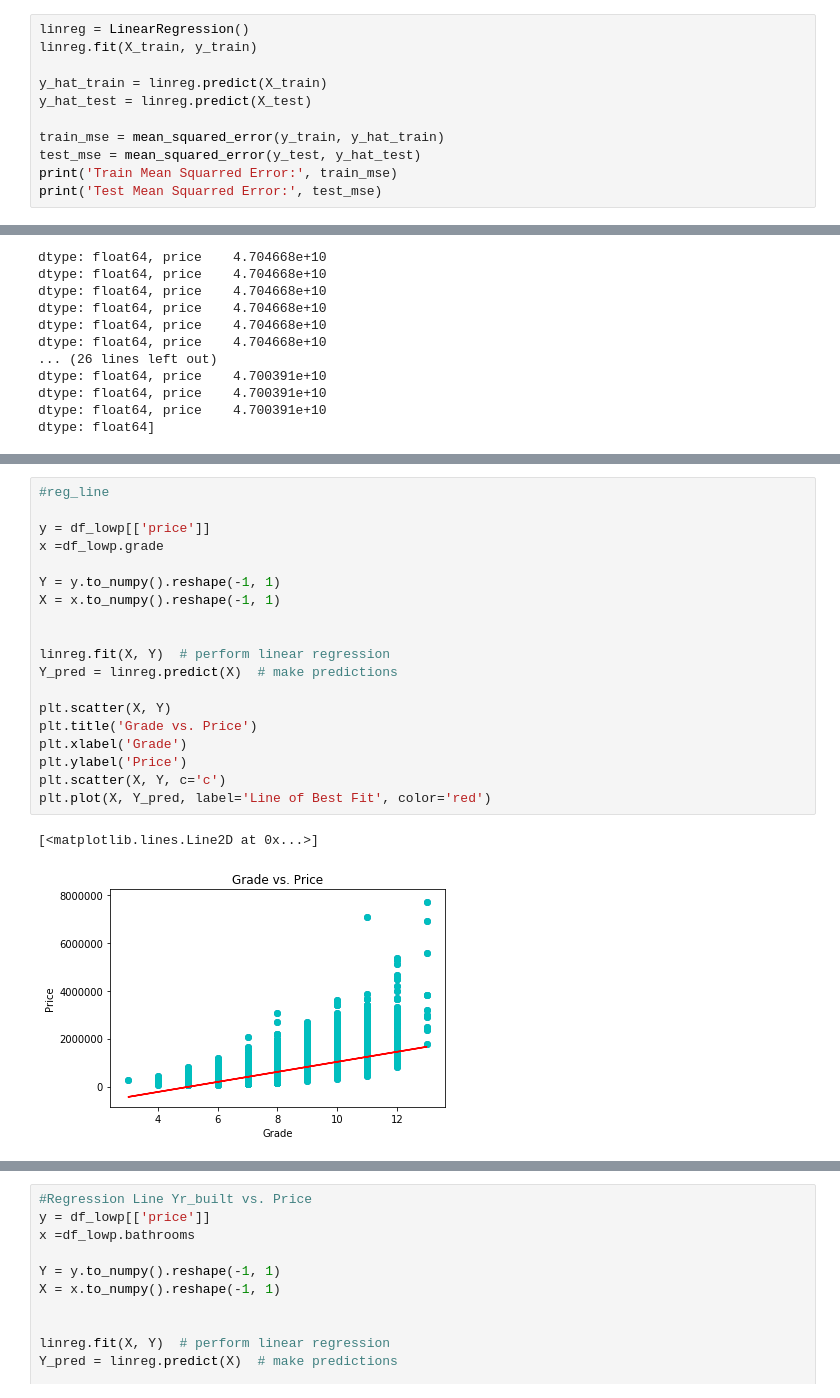
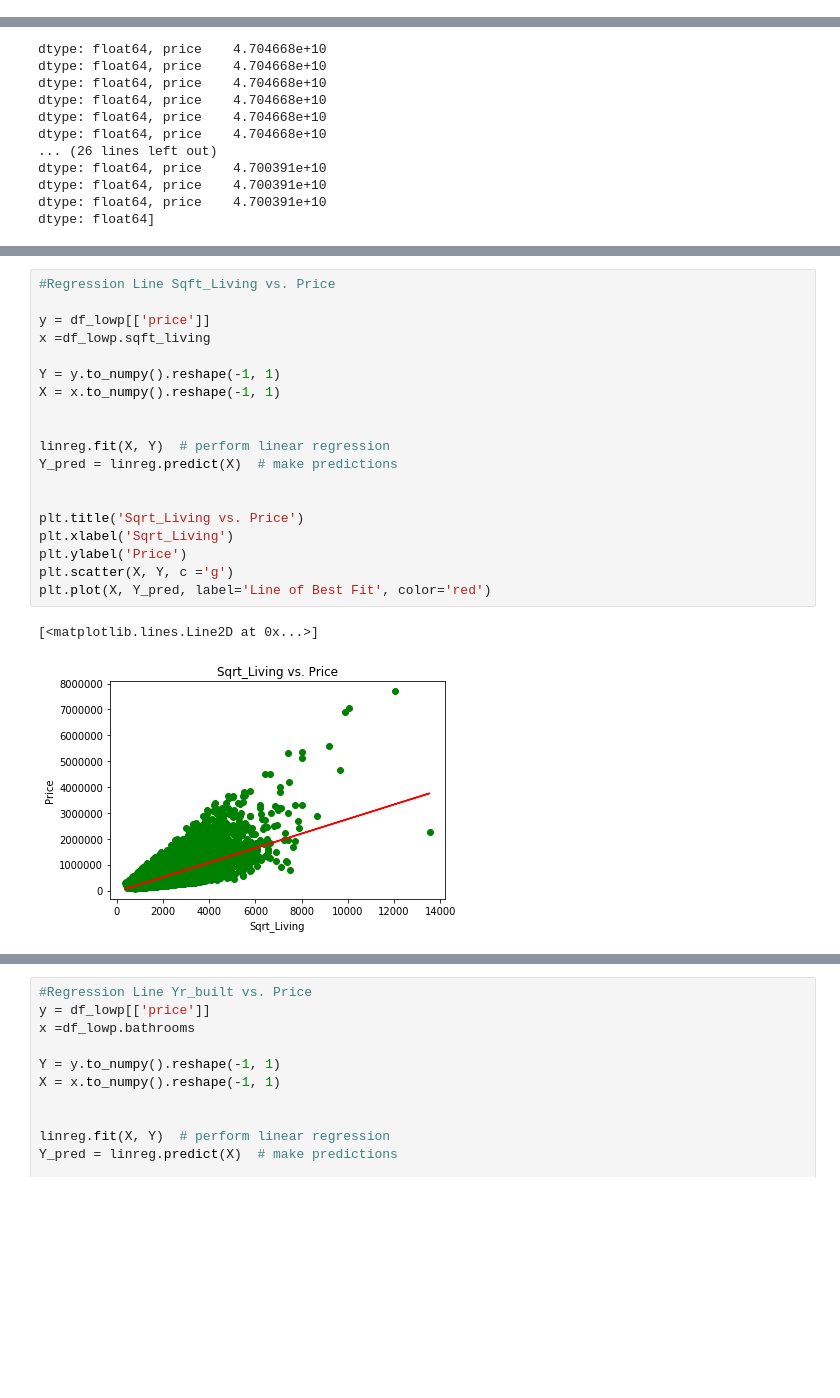
Before and after one commit to EricaSG/dsc-mod-2-project-v2-1-onl01-dtsc-ft-041320, a Jupyter notebook: Modeling.ipynb, the cells around one changed output, grey strips where cells are left out. Cells and saved outputs as stored; diff of their text form; blank space fills up the shorter version.

```diff
--- a/Modeling.ipynb
+++ b/Modeling.ipynb
@@ -369,14 +373,3 @@ X_train, X_test, y_train, y_test = train_test_split(X, y, test_size=0.33, random
 print(len(X_train), len(X_test), len(y_train), len(y_test))
 # %% [output]
 14469 7127 14469 7127
-# %%
-linreg = LinearRegression()
-linreg.fit(X_train, y_train)
-
-y_hat_train = linreg.predict(X_train)
-y_hat_test = linreg.predict(X_test)
-
-train_mse = mean_squared_error(y_train, y_hat_train)
-test_mse = mean_squared_error(y_test, y_hat_test)
-print('Train Mean Squarred Error:', train_mse)
-print('Test Mean Squarred Error:', test_mse)
@@ -518,22 +530,22 @@ Index(['price', 'bedrooms', 'bathrooms', 'sqft_living', 'floors', 'waterfront',
 # %%
-#reg_line
+#Regression Line Sqft_Living vs. Price
 
 y = df_lowp[['price']]
-x =df_lowp.grade
+x =df_lowp.sqft_living
 
 Y = y.to_numpy().reshape(-1, 1)
 X = x.to_numpy().reshape(-1, 1)
 
 
 linreg.fit(X, Y)  # perform linear regression
 Y_pred = linreg.predict(X)  # make predictions
 
-plt.scatter(X, Y)
-plt.title('Grade vs. Price')
-plt.xlabel('Grade')
+
+plt.title('Sqrt_Living vs. Price')
+plt.xlabel('Sqrt_Living')
 plt.ylabel('Price')
-plt.scatter(X, Y, c='c')
+plt.scatter(X, Y, c ='g')
 plt.plot(X, Y_pred, label='Line of Best Fit', color='red')
 # %% [output]
 [<matplotlib.lines.Line2D at 0x...>]
-[figure, old version]
+[figure, new version]
```
Also changed, not shown: parts of 23 cells of this notebook.
